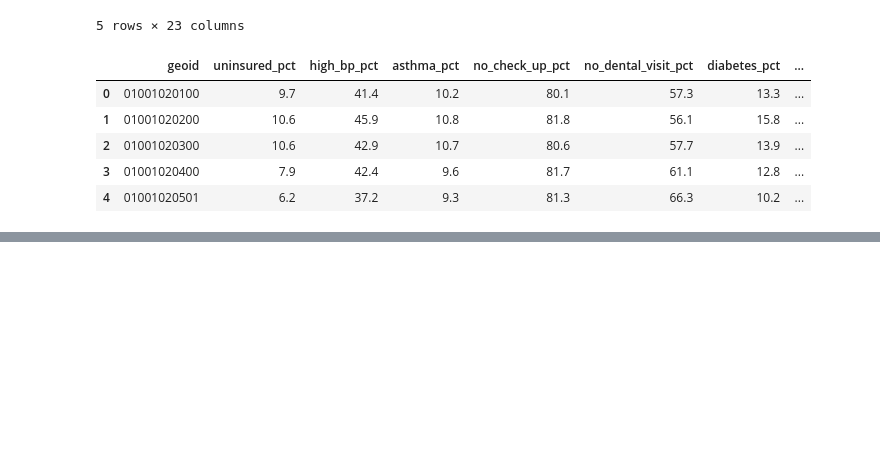
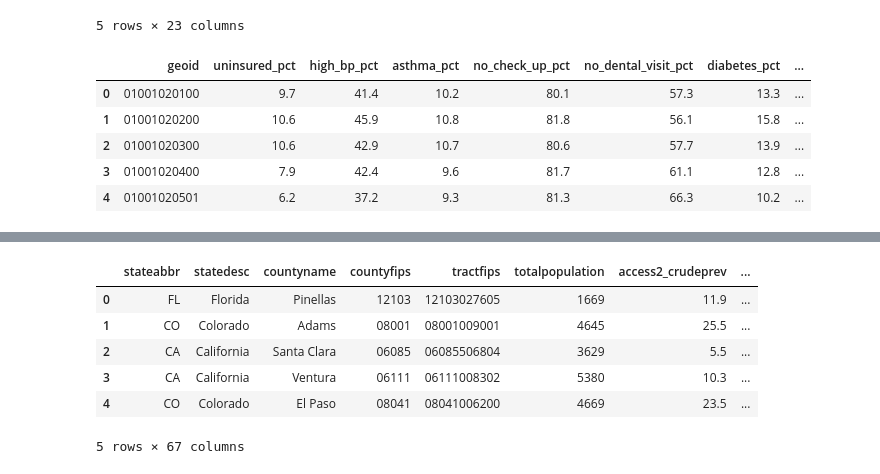
Before and after one commit to ctrazona1385/DS_Capstone_Group_1, a Jupyter notebook: census_data_call.ipynb, the cells around one changed output, grey strips where cells are left out. Drawn from its saved outputs; the diff is of its cells as text; code cells hidden in the pictures; blank space fills up the shorter version.

Commit message:
getting new cdc places data

```diff
--- a/census_data_call.ipynb
+++ b/census_data_call.ipynb
@@ -460,0 +417,26 @@ AttributeError: 'NoneType' object has no attribute 'head'
+# %%
+
+
+import requests
+import pandas as pd
+
+# Tract-level endpoint
+url = "https://data.cdc.gov/resource/shc3-fzig.json"
+
+all_data = []
+limit = 50000
+offset = 0
+
+while True:
+    params = {"$limit": limit, "$offset": offset}
+    response = requests.get(url, params=params)
+    batch = response.json()
+
+    if not batch:
+        break
+
+    all_data.extend(batch)
+    offset += limit
+    print(f"Downloaded {offset} rows...")
+
+df_places_tract_2022 = pd.DataFrame(all_data)
@@ -460,0 +463,10 @@ AttributeError: 'NoneType' object has no attribute 'head'
+# %%
+df_places_tract_2022.head()
+# %% [output]
+|  | stateabbr | statedesc | countyname | countyfips | tractfips | totalpopulation | access2_crudeprev | ... |
+| 0 | FL | Florida | Pinellas | 12103 | 12103027605 | 1669 | 11.9 | ... |
+| 1 | CO | Colorado | Adams | 08001 | 08001009001 | 4645 | 25.5 | ... |
+| 2 | CA | California | Santa Clara | 06085 | 06085506804 | 3629 | 5.5 | ... |
+| 3 | CA | California | Ventura | 06111 | 06111008302 | 5380 | 10.3 | ... |
+| 4 | CO | Colorado | El Paso | 08041 | 08041006200 | 4669 | 23.5 | ... |
+5 rows × 67 columns
```
Also changed, not shown: parts of 20 cells of this notebook, 1 other file.
